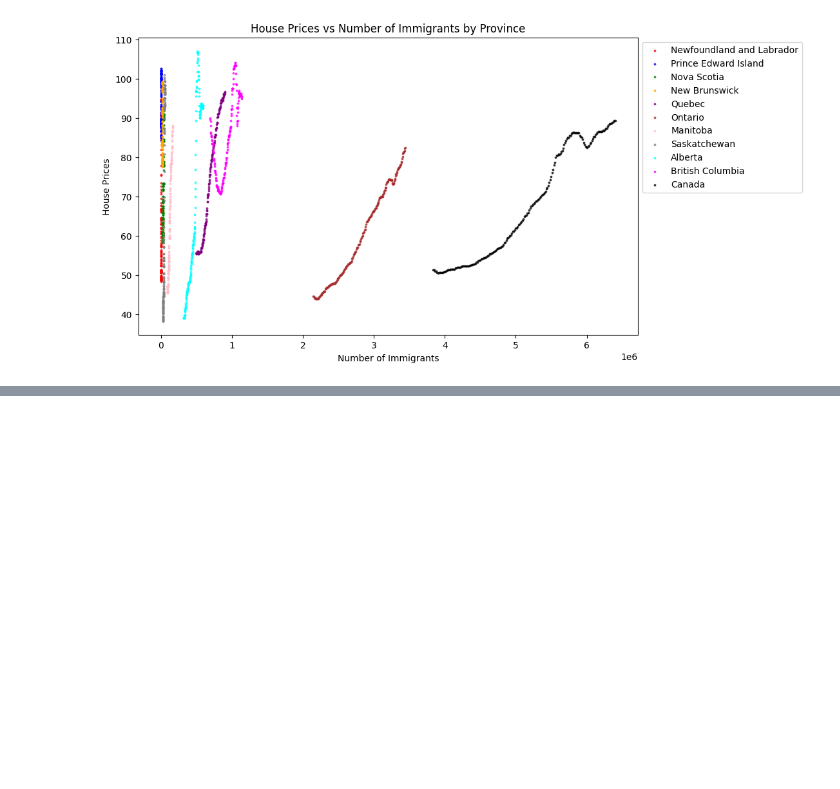
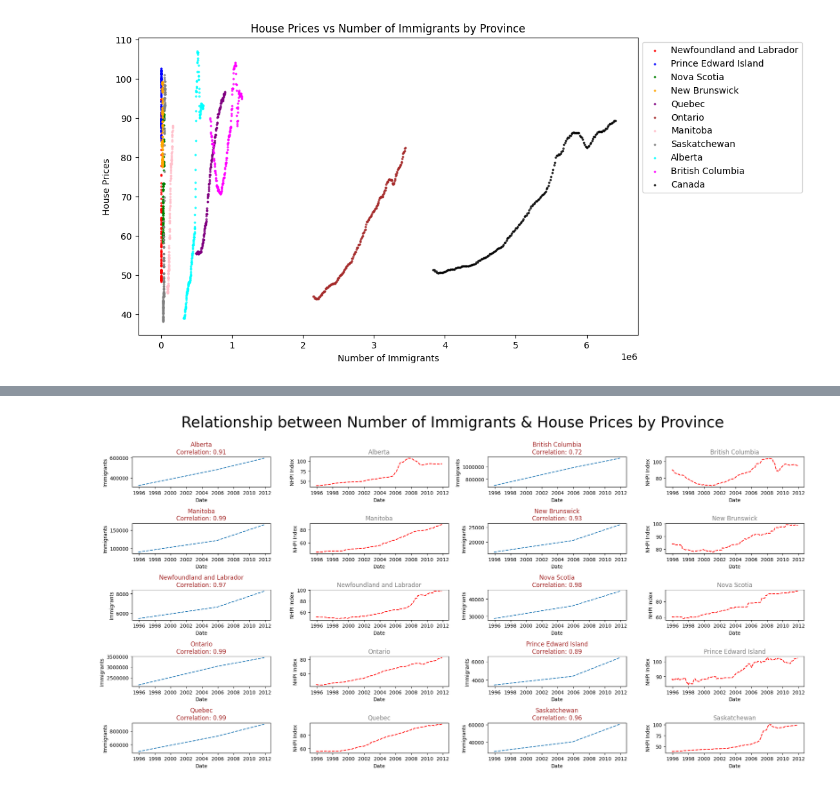
Before and after one commit to hunainmuneer/housing-crisis-in-canada, a Jupyter notebook: canada-housing-crisis/notebooks/house_price_vs_num_of_immigrants.ipynb, the cells around one changed output, grey strips where cells are left out. Saved outputs shown, nothing was run; the diff lists cells and outputs as text; code cells hidden in the pictures; blank space fills up the shorter version.

```diff
--- a/canada-housing-crisis/notebooks/house_price_vs_num_of_immigrants.ipynb
+++ b/canada-housing-crisis/notebooks/house_price_vs_num_of_immigrants.ipynb
@@ -643,0 +672,44 @@ plt.show()
+# %%
+import matplotlib.pyplot as plt
+
+# Grouping data by province, excluding Canada
+province_groups = housing_immigration_data[housing_immigration_data['GEO'] != 'Canada'].groupby('GEO')
+
+# Determining the number of rows and columns for subplots
+num_provinces = len(province_groups)
+num_cols = 4  # Adjust the number of columns as needed
+num_rows = (num_provinces - 1) // (num_cols // 2) + 1
+
+# Creating subplots for each province
+fig, axes = plt.subplots(num_rows, num_cols, figsize=(20, 10))  # Adjust size as needed
+for i, ((province, group), ax) in enumerate(zip(province_groups, axes.flatten()), 1):
+    # Filter data for the province
+    df_province = housing_immigration_data[housing_immigration_data['GEO'] == province]
+
+    # Calculate correlation coefficient
+    correlation = df_province['Number of Immigrants'].corr(df_province['VALUE'])
+
+    # Plotting
+    plt.subplot(num_rows, num_cols, 2*i-1)
+    plt.plot(df_province['Date'], df_province['Number of Immigrants'], '--', label='Number of Immigrants')
+    plt.title(f'{province}\nCorrelation: {correlation:.2f}', fontsize=12, color='brown')
+
+    plt.xlabel('Date')
+    plt.ylabel('Immigrants')
+    plt.ticklabel_format(style='plain', axis='y')
+    #plt.legend(loc='upper right')
+
+    plt.subplot(num_rows, num_cols, 2*i)
+    plt.plot(df_province['Date'], df_province['VALUE'], '--', color='red', label='NHPI Index')
+    plt.title(f'{province}', fontsize=12, color='gray')
+
+    plt.xlabel('Date')
+    plt.ylabel('NHPI Index')
+    plt.ticklabel_format(style='plain', axis='y')
+    #plt.legend(loc='upper right')
+
+plt.suptitle('Relationship between Number of Immigrants & House Prices by Province', y= 1.001, fontsize=30)
+plt.tight_layout()
+plt.show()
+# %% [output]
+[figure, added]
```
Also changed, not shown: parts of 2 cells of this notebook, 3 other files.
